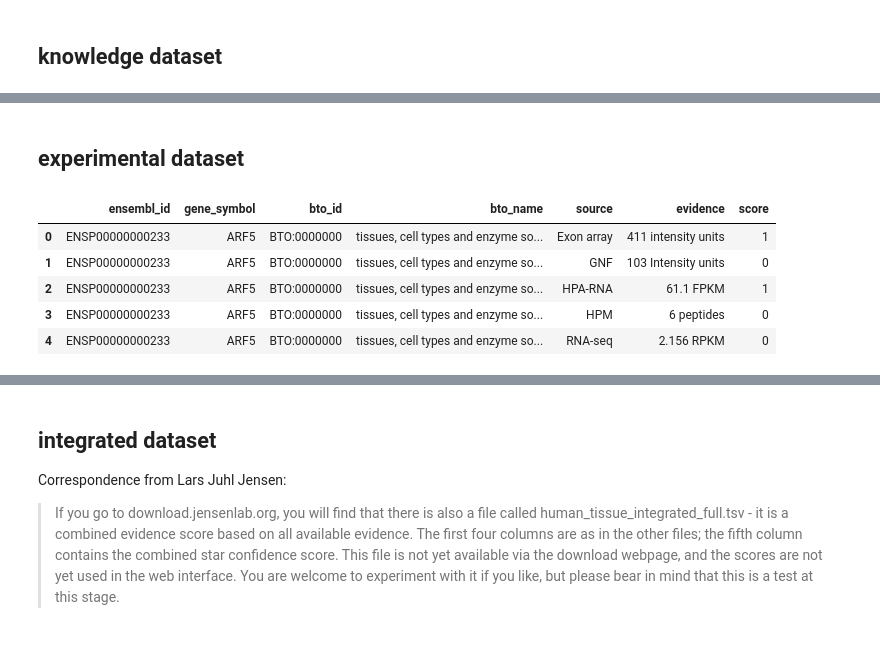
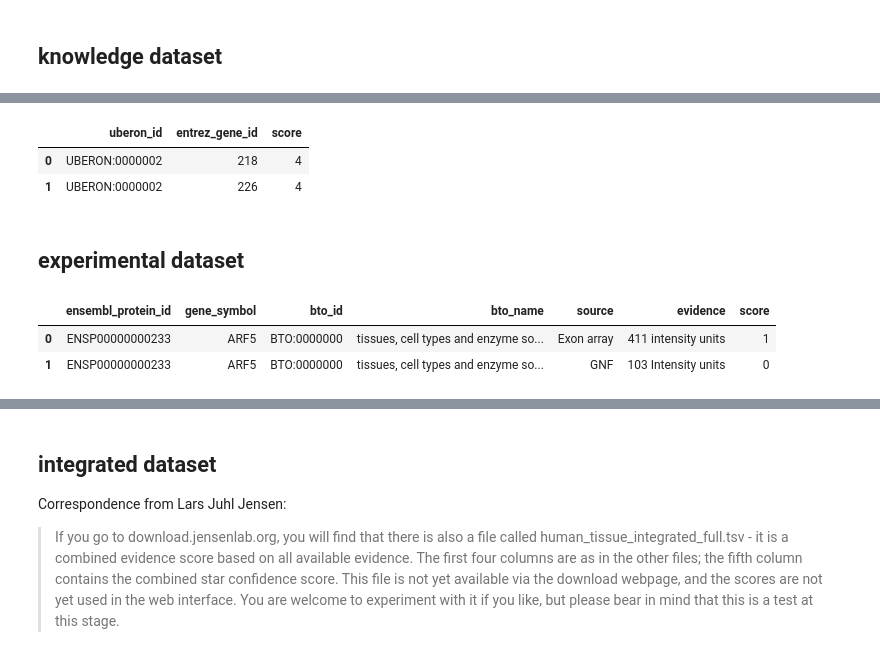
Before and after one commit to dhimmel/tissues, a Jupyter notebook: tissues.ipynb, the cells around one changed output, grey strips where cells are left out. Saved outputs shown, nothing was run; the diff lists cells and outputs as text; code cells hidden in the pictures.

```diff
--- a/tissues.ipynb
+++ b/tissues.ipynb
@@ -124,13 +128,20 @@ knowledge_df.head()
+# %%
+# Add Uberon and Entrez Gene identifiers and collapse to uberon-entrez_gene pairs
+knowledge_df = knowledge_df.merge(entrez_map_df).merge(uberon_map_df)
+knowledge_df = knowledge_df.groupby(['uberon_id', 'entrez_gene_id'])['score'].mean().reset_index()
+knowledge_df.head(2)
+# %% [output]
+|  | uberon_id | entrez_gene_id | score |
+| 0 | UBERON:0000002 | 218 | 4 |
+| 1 | UBERON:0000002 | 226 | 4 |
 # %% [markdown]
 ## experimental dataset
 # %%
+# Read TISSUES data
 column_names = ['ensembl_protein_id', 'gene_symbol', 'bto_id', 'bto_name', 'source', 'evidence', 'score']
 experiment_df = pandas.read_table('download/human_tissue_experiments_full.tsv.gz', names=column_names)
-experiment_df.head()
+experiment_df.head(2)
 # %% [output]
-|  | ensembl_id | gene_symbol | bto_id | bto_name | source | evidence | score |
+|  | ensembl_protein_id | gene_symbol | bto_id | bto_name | source | evidence | score |
 | 0 | ENSP00000000233 | ARF5 | BTO:0000000 | tissues, cell types and enzyme so... | Exon array | 411 intensity units | 1 |
 | 1 | ENSP00000000233 | ARF5 | BTO:0000000 | tissues, cell types and enzyme so... | GNF | 103 Intensity units | 0 |
-| 2 | ENSP00000000233 | ARF5 | BTO:0000000 | tissues, cell types and enzyme so... | HPA-RNA | 61.1 FPKM | 1 |
-| 3 | ENSP00000000233 | ARF5 | BTO:0000000 | tissues, cell types and enzyme so... | HPM | 6 peptides | 0 |
-| 4 | ENSP00000000233 | ARF5 | BTO:0000000 | tissues, cell types and enzyme so... | RNA-seq | 2.156 RPKM | 0 |
```
Also changed, not shown: parts of 33 cells of this notebook, 11 other files.
